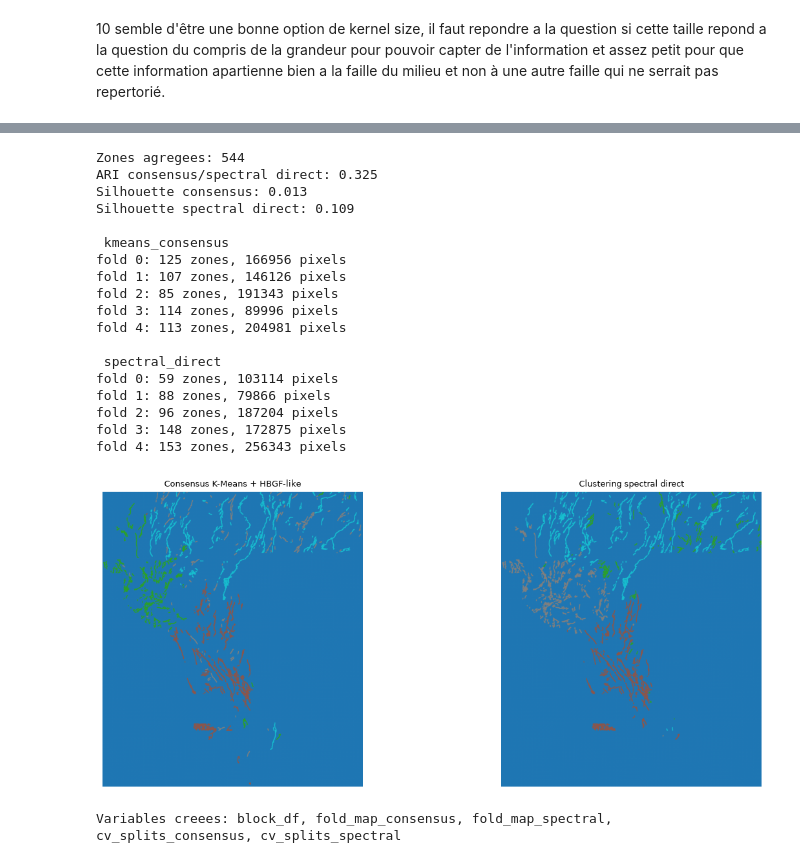
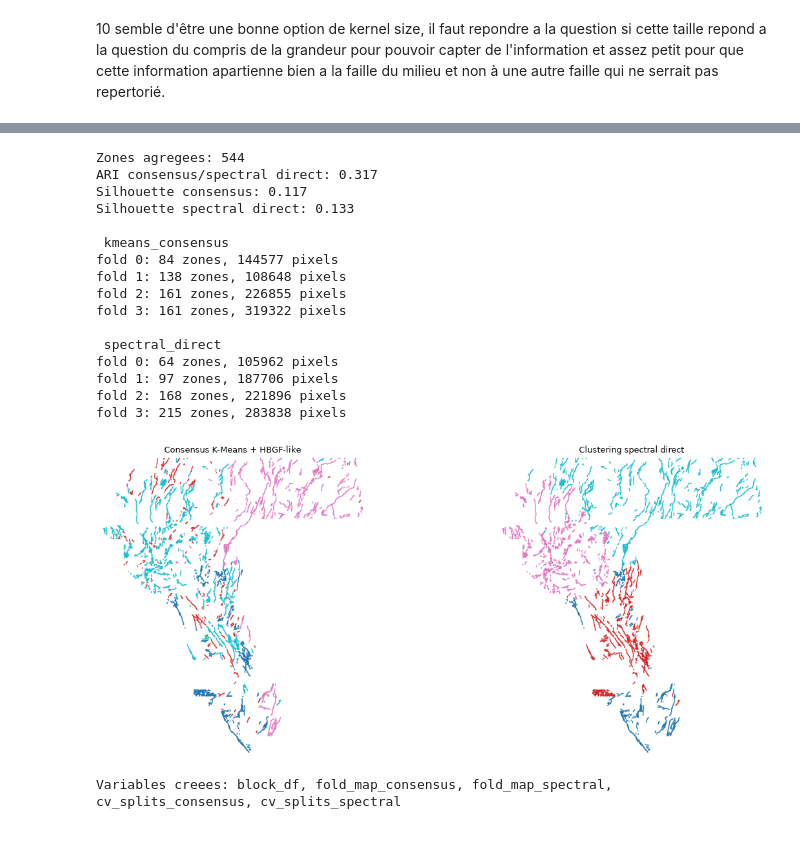
Before and after one commit to NicolasANNE/Faults-detection-IODAA, a Jupyter notebook: notebook/split.ipynb, the cells around one changed output, grey strips where cells are left out. Drawn from its saved outputs; the diff is of its cells as text; code cells hidden in the pictures.

```diff
--- a/notebook/split.ipynb
+++ b/notebook/split.ipynb
@@ -262,7 +263,7 @@ from sklearn.preprocessing import StandardScaler
 from sklearn.impute import SimpleImputer
 from sklearn.metrics import silhouette_score, adjusted_rand_score
 
-N_FOLDS = 5
+N_FOLDS = 4
 if block_count < N_FOLDS:
     raise ValueError(f"{block_count} zones disponibles pour {N_FOLDS} folds")
 
@@ -341,46 +342,44 @@ fig, axes = plt.subplots(1, 2, figsize=(14, 5))
 for ax, fold_map, title in (
     (axes[0], fold_map_consensus, "Consensus K-Means + HBGF-like"),
     (axes[1], fold_map_spectral, "Clustering spectral direct"),
 ):
     ax.imshow(fold_map, cmap="tab10", vmin=0, vmax=N_FOLDS - 1)
     ax.set_title(title)
     ax.axis("off")
 plt.tight_layout()
 plt.show()
 
 cv_splits_consensus = []
 cv_splits_spectral = []
 for fold_id in range(N_FOLDS):
     cv_splits_consensus.append((
         block_df.index[fold_kmeans_consensus != fold_id].to_numpy(),
         block_df.index[fold_kmeans_consensus == fold_id].to_numpy(),
     ))
     cv_splits_spectral.append((
         block_df.index[fold_spectral_direct != fold_id].to_numpy(),
         block_df.index[fold_spectral_direct == fold_id].to_numpy(),
     ))
 
 print("Variables creees: block_df, fold_map_consensus, fold_map_spectral,")
 print("cv_splits_consensus, cv_splits_spectral")
 # %% [output]
 Zones agregees: 544
-ARI consensus/spectral direct: 0.325
-Silhouette consensus: 0.013
-Silhouette spectral direct: 0.109
+ARI consensus/spectral direct: 0.317
+Silhouette consensus: 0.117
+Silhouette spectral direct: 0.133
 
  kmeans_consensus
-fold 0: 125 zones, 166956 pixels
-fold 1: 107 zones, 146126 pixels
-fold 2: 85 zones, 191343 pixels
-fold 3: 114 zones, 89996 pixels
-fold 4: 113 zones, 204981 pixels
+fold 0: 84 zones, 144577 pixels
+fold 1: 138 zones, 108648 pixels
+fold 2: 161 zones, 226855 pixels
+fold 3: 161 zones, 319322 pixels
 
  spectral_direct
-fold 0: 59 zones, 103114 pixels
-fold 1: 88 zones, 79866 pixels
-fold 2: 96 zones, 187204 pixels
-fold 3: 148 zones, 172875 pixels
-fold 4: 153 zones, 256343 pixels
+fold 0: 64 zones, 105962 pixels
+fold 1: 97 zones, 187706 pixels
+fold 2: 168 zones, 221896 pixels
+fold 3: 215 zones, 283838 pixels
-[figure, old version]
+[figure, new version]
 Variables creees: block_df, fold_map_consensus, fold_map_spectral,
 cv_splits_consensus, cv_splits_spectral
```
Also changed, not shown: parts of 2 cells of this notebook, 1 other file.
